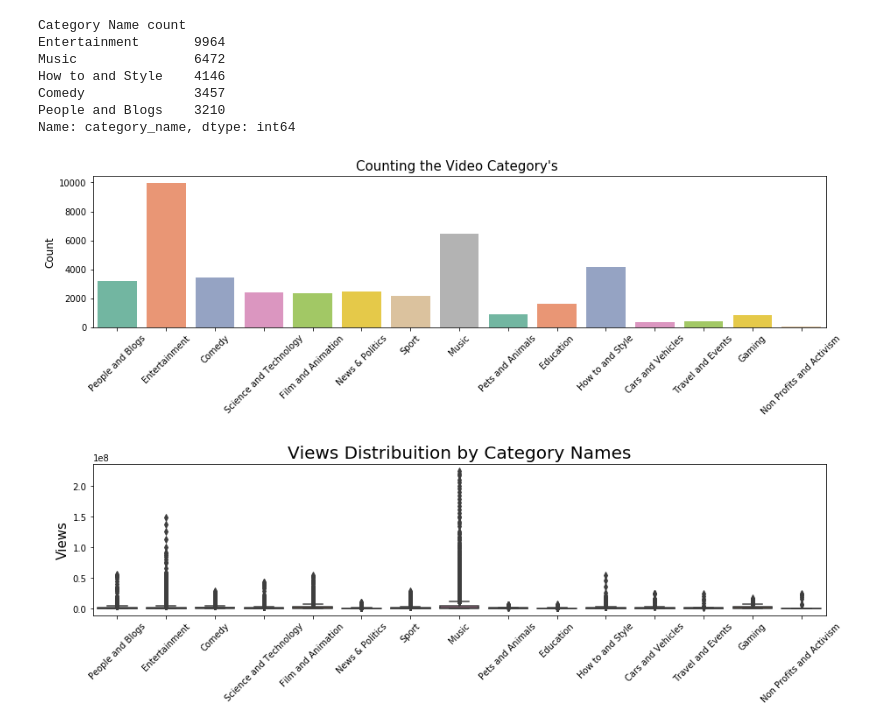
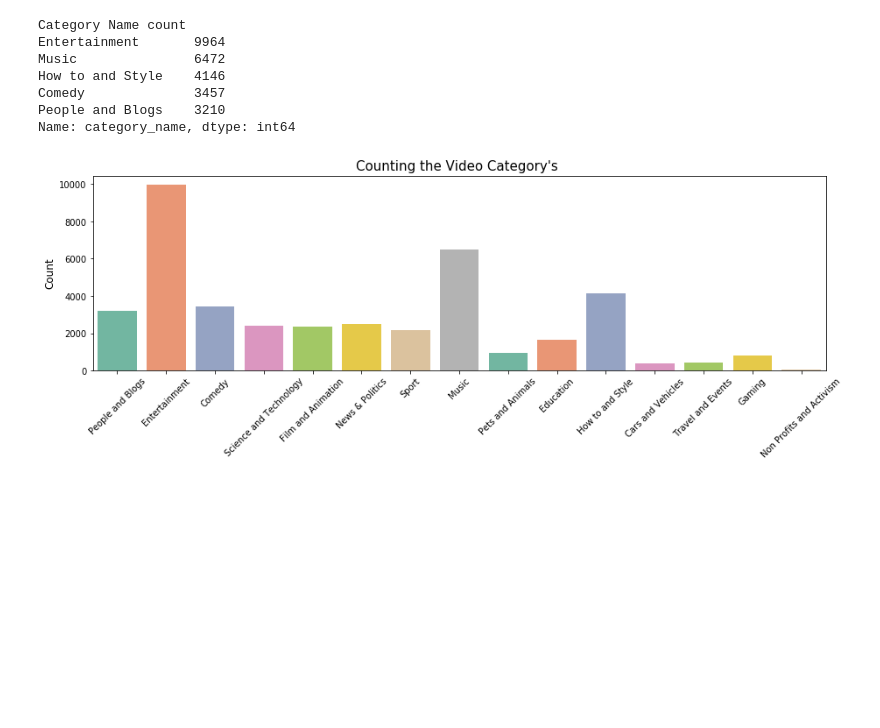
Before and after one commit to danjamlee/Project-1, a Jupyter notebook: Cree_1.ipynb, the cells around one changed output. Saved outputs shown, nothing was run; the diff lists cells and outputs as text; code cells hidden in the pictures; blank space fills up the shorter version.

```diff
--- a/Cree_1.ipynb
+++ b/Cree_1.ipynb
@@ -38,32 +38,23 @@ df.loc[(df["category_id"] == 25),"category_name"] = 'News & Politics'
 # %%
 print("Category Name count")
 print(df.category_name.value_counts()[:5])
 
 plt.figure(figsize = (15,9))
 
 plt.subplot(211)
 categorycount = sns.countplot('category_name', data=df, palette="Set2")
 categorycount.set_xticklabels(categorycount.get_xticklabels(),rotation=45)
 categorycount.set_title("Counting the Video Category's ", fontsize=15)
 categorycount.set_xlabel("", fontsize=12)
 categorycount.set_ylabel("Count", fontsize=12)
 
-plt.subplot(212)
-views_per_category = sns.boxplot(x='category_name', y='views', data=df, palette="Set1")
-views_per_category.set_xticklabels(views_per_category.get_xticklabels(),rotation=45)
-views_per_category.set_title("Views Distribuition by Category Names", fontsize=20)
-views_per_category.set_xlabel("", fontsize=15)
-views_per_category.set_ylabel("Views", fontsize=15)
-
-plt.subplots_adjust(hspace = 0.9, top = 0.9)
-
 plt.show()
 # %% [output]
 Category Name count
 Entertainment       9964
 Music               6472
 How to and Style    4146
 Comedy              3457
 People and Blogs    3210
 Name: category_name, dtype: int64
-[figure, old version]
+[figure, new version]
```
